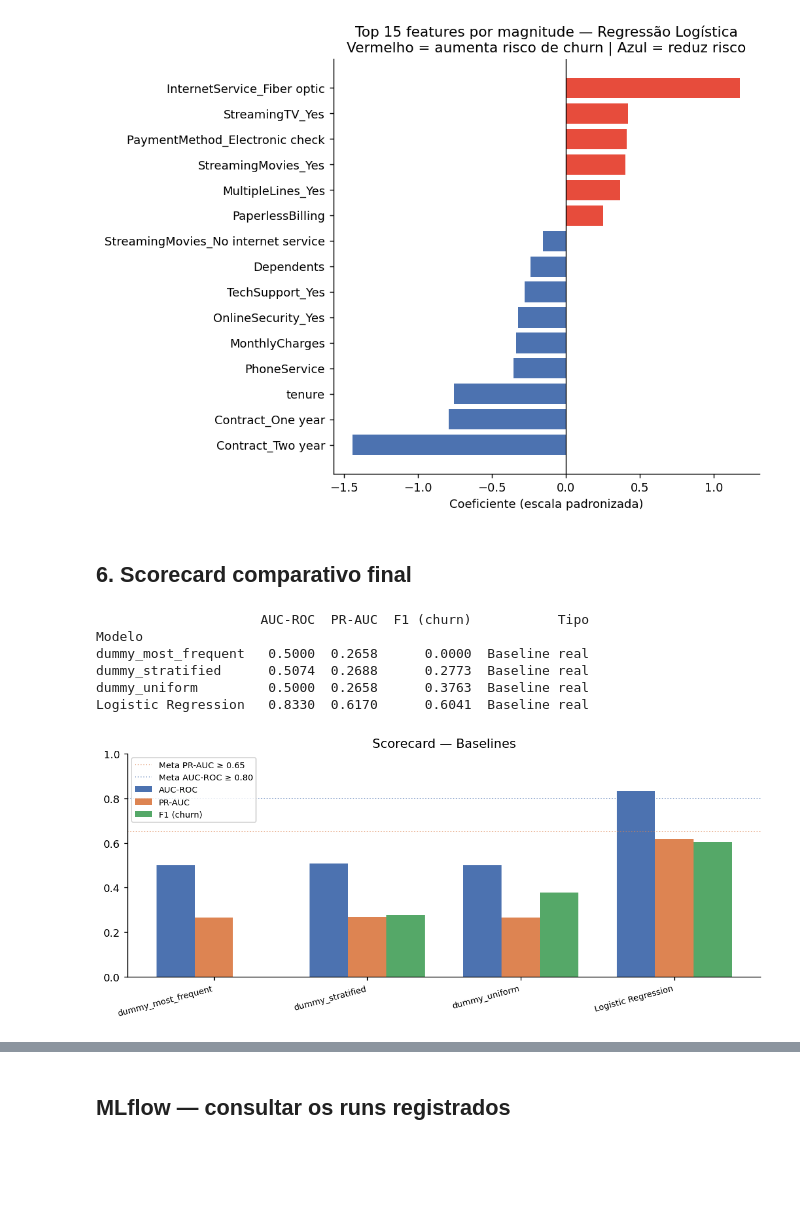
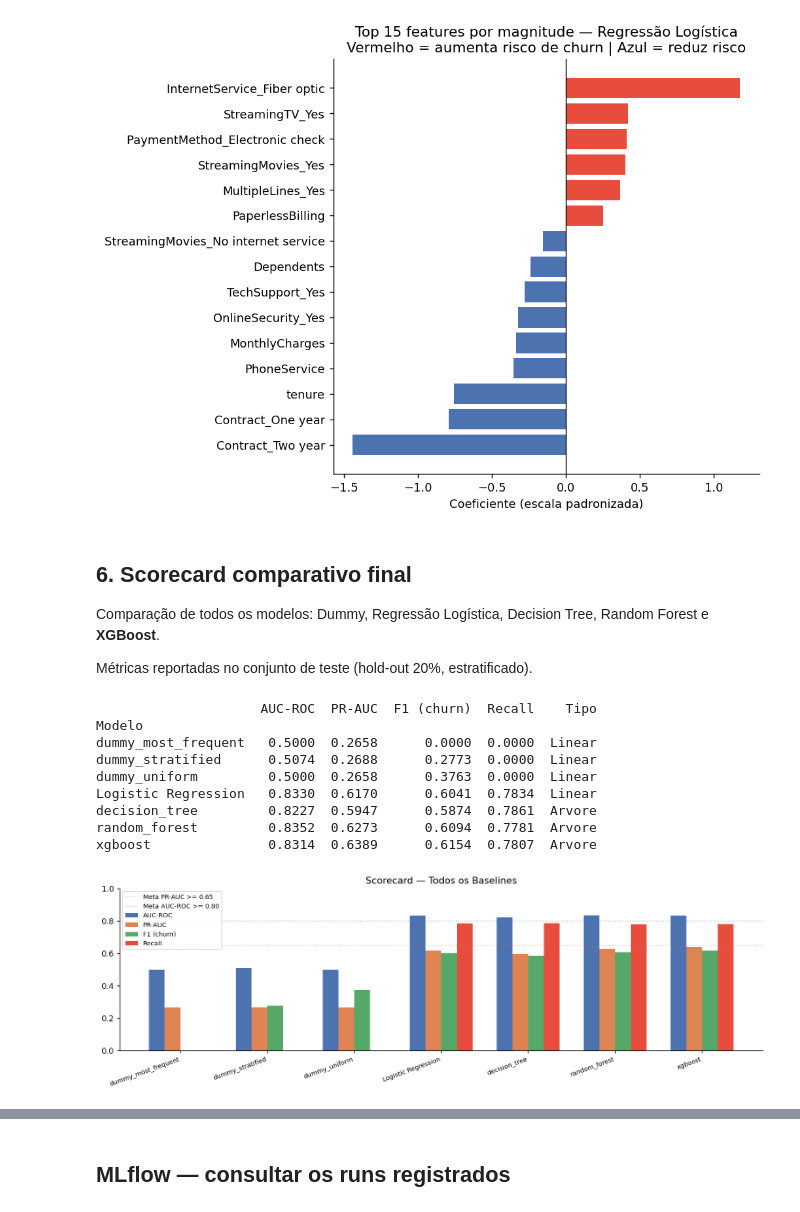
Before and after one commit to MurilloCardoso/nlp-churn-rating, a Jupyter notebook: notebooks/Baselines.ipynb, the cells around one changed output, grey strips where cells are left out. Drawn from its saved outputs; the diff is of its cells as text; code cells hidden in the pictures; blank space fills up the shorter version.

```diff
--- a/notebooks/Baselines.ipynb
+++ b/notebooks/Baselines.ipynb
@@ -347,15 +426,16 @@ Validação cruzada — Regressão Logística (5-fold estratificado)
 all_models = {
     **{k: v for k, v in dummy_results.items()},
     "Logistic Regression": {
-        "y_pred": lr_y_pred,
-        "y_prob": lr_y_prob,
+        "y_pred": lr_y_pred, "y_prob": lr_y_prob,
         "auc_roc": roc_auc_score(y_test, lr_y_prob),
         "pr_auc":  average_precision_score(y_test, lr_y_prob),
         "f1":      f1_score(y_test, lr_y_pred),
+        "recall":  recall_score(y_test, lr_y_pred),
     },
+    **tree_results,
 }
 
-colors = ["#9da8b7", "#b0b8c4", "#c8cfd8", "#E74C3C"]
+colors = ["#9da8b7", "#b0b8c4", "#c8cfd8", "#E74C3C", "#2ECC71", "#3498DB", "#9B59B6"]
 baseline_rate = y_test.mean()
 
 fig, axes = plt.subplots(1, 2, figsize=(13, 5))
@@ -363,10 +443,13 @@ fig, axes = plt.subplots(1, 2, figsize=(13, 5))
 for (name, r), color in zip(all_models.items(), colors):
     fpr, tpr, _ = roc_curve(y_test, r["y_prob"])
     prec, rec, _ = precision_recall_curve(y_test, r["y_prob"])
-    lw = 2.5 if "Logistic" in name else 1.2
-    ls = "-" if "Logistic" in name else "--"
-    axes[0].plot(fpr, tpr, color=color, lw=lw, ls=ls, label=f"{name} ({r['auc_roc']:.3f})")
-    axes[1].plot(rec, prec, color=color, lw=lw, ls=ls, label=f"{name} ({r['pr_auc']:.3f})")
+    is_highlight = name in ("Logistic Regression", "xgboost")
+    lw = 2.5 if is_highlight else 1.2
+    ls = "-" if is_highlight else "--"
+    label_roc = f"{name} ({r['auc_roc']:.3f})"
+    label_pr  = f"{name} ({r['pr_auc']:.3f})"
+    axes[0].plot(fpr, tpr,   color=color, lw=lw, ls=ls, label=label_roc)
+    axes[1].plot(rec, prec,  color=color, lw=lw, ls=ls, label=label_pr)
 
 axes[0].plot([0, 1], [0, 1], "k:", lw=1)
 axes[0].set_xlabel("FPR"); axes[0].set_ylabel("TPR")
@@ -413,44 +496,53 @@ plt.show()
 [figure]
 # %% [markdown]
 ## 6. Scorecard comparativo final
+
+Comparação de todos os modelos: Dummy, Regressão Logística, Decision Tree, Random Forest e **XGBoost**.
+
+Métricas reportadas no conjunto de teste (hold-out 20%, estratificado).
 # %%
 rows = []
 for name, r in all_models.items():
+    tipo = "Dummy" if "Dummy" in name else ("Arvore" if name in tree_results else "Linear")
     rows.append({
-        "Modelo":   name,
-        "AUC-ROC":  round(r["auc_roc"], 4),
-        "PR-AUC":   round(r["pr_auc"],  4),
-        "F1 (churn)": round(r["f1"],    4),
-        "Tipo": "Dummy" if "Dummy" in name else "Baseline real",
+        "Modelo":     name,
+        "AUC-ROC":    round(r["auc_roc"], 4),
+        "PR-AUC":     round(r["pr_auc"],  4),
+        "F1 (churn)": round(r["f1"],      4),
+        "Recall":     round(r.get("recall", 0.0), 4),
+        "Tipo":       tipo,
     })
 
 scorecard = pd.DataFrame(rows).set_index("Modelo")
 print(scorecard.to_string())
 
-# Visualização
-fig, ax = plt.subplots(figsize=(9, 4))
+fig, ax = plt.subplots(figsize=(12, 4))
 x = np.arange(len(scorecard))
-w = 0.25
-ax.bar(x - w,   scorecard["AUC-ROC"],    width=w, label="AUC-ROC",    color="#4C72B0")
-ax.bar(x,       scorecard["PR-AUC"],     width=w, label="PR-AUC",     color="#DD8452")
-ax.bar(x + w,   scorecard["F1 (churn)"], width=w, label="F1 (churn)", color="#55A868")
+w = 0.18
+ax.bar(x - 1.5*w, scorecard["AUC-ROC"],    width=w, label="AUC-ROC",    color="#4C72B0")
+ax.bar(x - 0.5*w, scorecard["PR-AUC"],     width=w, label="PR-AUC",     color="#DD8452")
+ax.bar(x + 0.5*w, scorecard["F1 (churn)"], width=w, label="F1 (churn)", color="#55A868")
+ax.bar(x + 1.5*w, scorecard["Recall"],     width=w, label="Recall",     color="#E74C3C")
 ax.set_xticks(x)
-ax.set_xticklabels(scorecard.index, rotation=15, ha="right", fontsize=8)
+ax.set_xticklabels(scorecard.index, rotation=20, ha="right", fontsize=8)
 ax.set_ylim(0, 1)
-ax.axhline(0.65, color="#DD8452", ls=":", lw=1, alpha=0.6, label="Meta PR-AUC ≥ 0.65")
-ax.axhline(0.80, color="#4C72B0", ls=":", lw=1, alpha=0.6, label="Meta AUC-ROC ≥ 0.80")
-ax.set_title("Scorecard — Baselines")
+ax.axhline(0.65, color="#DD8452", ls=":", lw=1, alpha=0.6, label="Meta PR-AUC >= 0.65")
+ax.axhline(0.80, color="#4C72B0", ls=":", lw=1, alpha=0.6, label="Meta AUC-ROC >= 0.80")
+ax.set_title("Scorecard — Todos os Baselines")
 ax.legend(fontsize=8)
 plt.tight_layout()
 plt.show()
 # %% [output]
-                     AUC-ROC  PR-AUC  F1 (churn)           Tipo
+                     AUC-ROC  PR-AUC  F1 (churn)  Recall    Tipo
 Modelo
-dummy_most_frequent   0.5000  0.2658      0.0000  Baseline real
-dummy_stratified      0.5074  0.2688      0.2773  Baseline real
-dummy_uniform         0.5000  0.2658      0.3763  Baseline real
-Logistic Regression   0.8330  0.6170      0.6041  Baseline real
+dummy_most_frequent   0.5000  0.2658      0.0000  0.0000  Linear
+dummy_stratified      0.5074  0.2688      0.2773  0.0000  Linear
+dummy_uniform         0.5000  0.2658      0.3763  0.0000  Linear
+Logistic Regression   0.8330  0.6170      0.6041  0.7834  Linear
+decision_tree         0.8227  0.5947      0.5874  0.7861  Arvore
+random_forest         0.8352  0.6273      0.6094  0.7781  Arvore
+xgboost               0.8314  0.6389      0.6154  0.7807  Arvore
-[figure, old version]
+[figure, new version]
 # %% [markdown]
 ## 7. Conclusões
 
```
Also changed, not shown: parts of 7 cells of this notebook, 4 other files.
